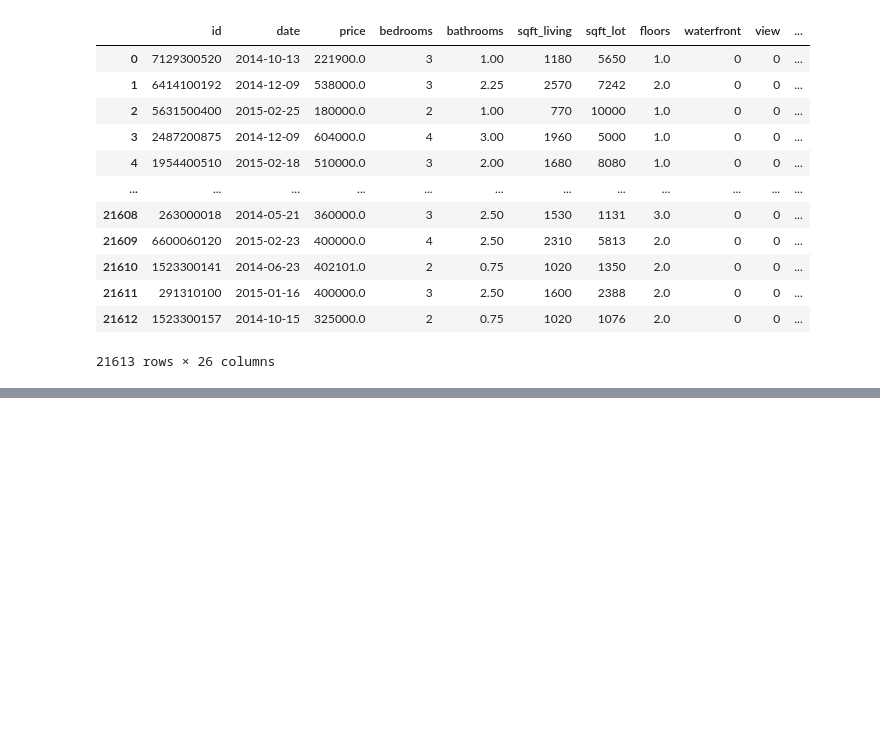
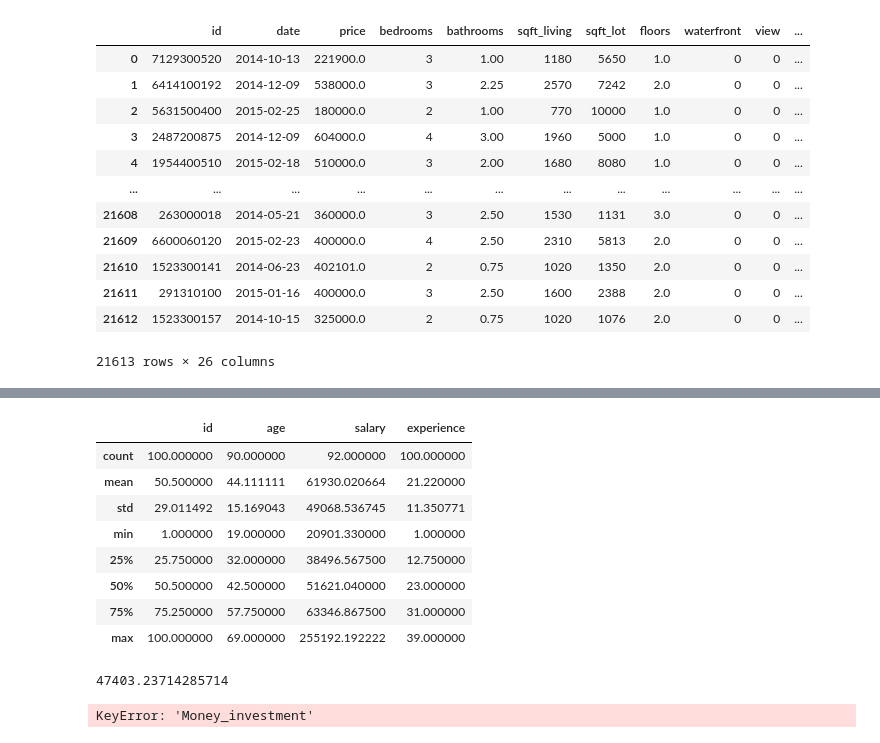
Before and after one commit to richard2323233/schulich_data_science, a Jupyter notebook: class3_6110S.ipynb, the cells around one changed output, grey strips where cells are left out. Saved outputs shown, nothing was run; the diff lists cells and outputs as text; code cells hidden in the pictures; blank space fills up the shorter version.

```diff
--- a/class3_6110S.ipynb
+++ b/class3_6110S.ipynb
@@ -209,3 +209,5 @@ df
 | 21611 | 291310100 | 2015-01-16 | 400000.0 | 3 | 2.50 | 1600 | 2388 | 2.0 | 0 | 0 | ... |
 | 21612 | 1523300157 | 2014-10-15 | 325000.0 | 2 | 0.75 | 1020 | 1076 | 2.0 | 0 | 0 | ... |
 21613 rows × 26 columns
+# %%
+df2 = pd.read_csv('https://raw.githubusercontent.com/delinai/schulich_ds1_2024/main/Datasets/class2_sample_dataset.csv')
@@ -211,0 +230,21 @@ df
+# %%
+df2.describe()
+# %% [output]
+|  | id | age | salary | experience |
+| count | 100.000000 | 90.000000 | 92.000000 | 100.000000 |
+| mean | 50.500000 | 44.111111 | 61930.020664 | 21.220000 |
+| std | 29.011492 | 15.169043 | 49068.536745 | 11.350771 |
+| min | 1.000000 | 19.000000 | 20901.330000 | 1.000000 |
+| 25% | 25.750000 | 32.000000 | 38496.567500 | 12.750000 |
+| 50% | 50.500000 | 42.500000 | 51621.040000 | 23.000000 |
+| 75% | 75.250000 | 57.750000 | 63346.867500 | 31.000000 |
+| max | 100.000000 | 69.000000 | 255192.192222 | 39.000000 |
+# %%
+
+df2[df2.city.isnull()]['salary'].mean()
+# %% [output]
+47403.23714285714
+# %%
+df.groupby(['Money_investment','zipcode'])['price'].mean().to_frame().reset_index().sort_values(by=['Money_investment','zipcode','price'], ascending=[True,True,False])
+# %% [output]
+KeyError: 'Money_investment'
```
Also changed, not shown: parts of 1 cell of this notebook, 1 other file.
